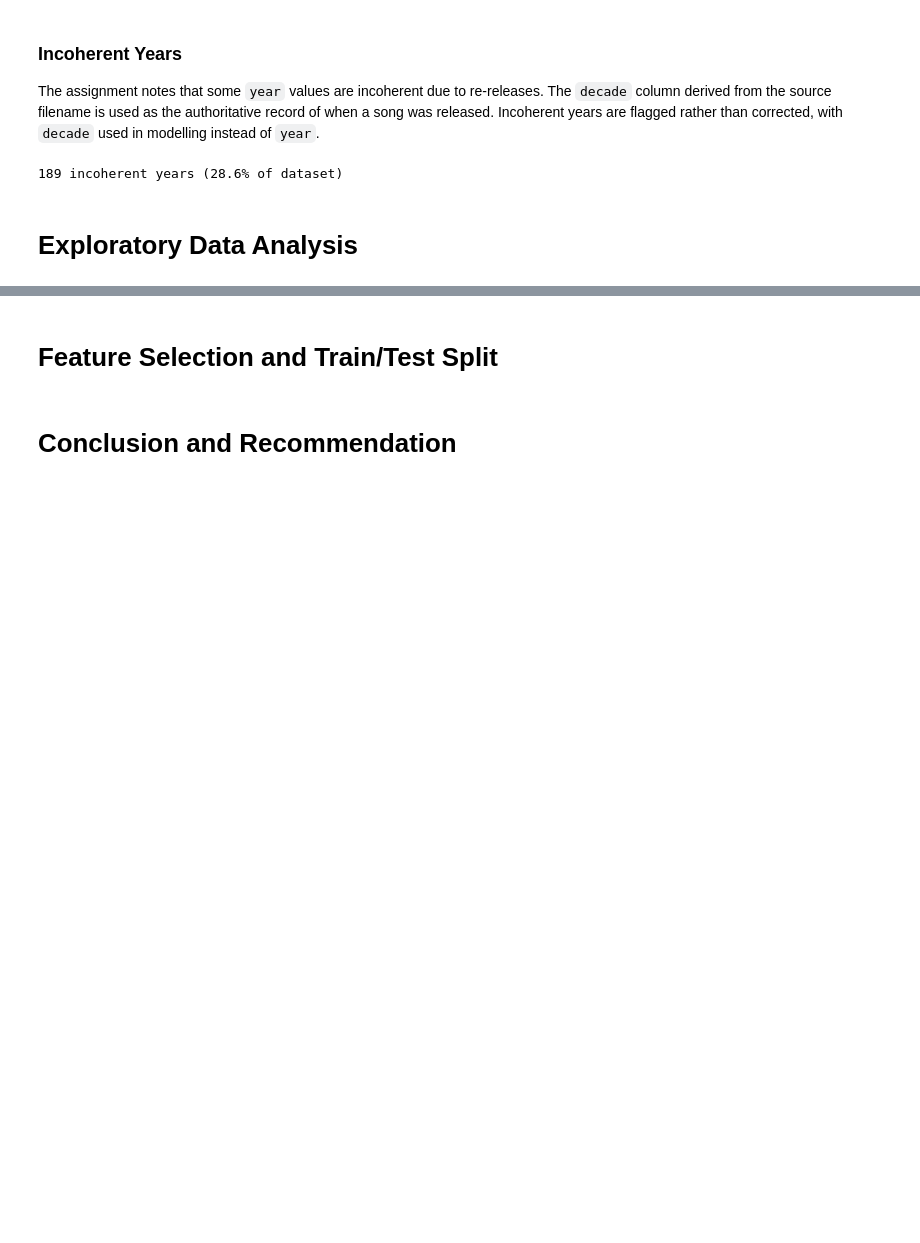
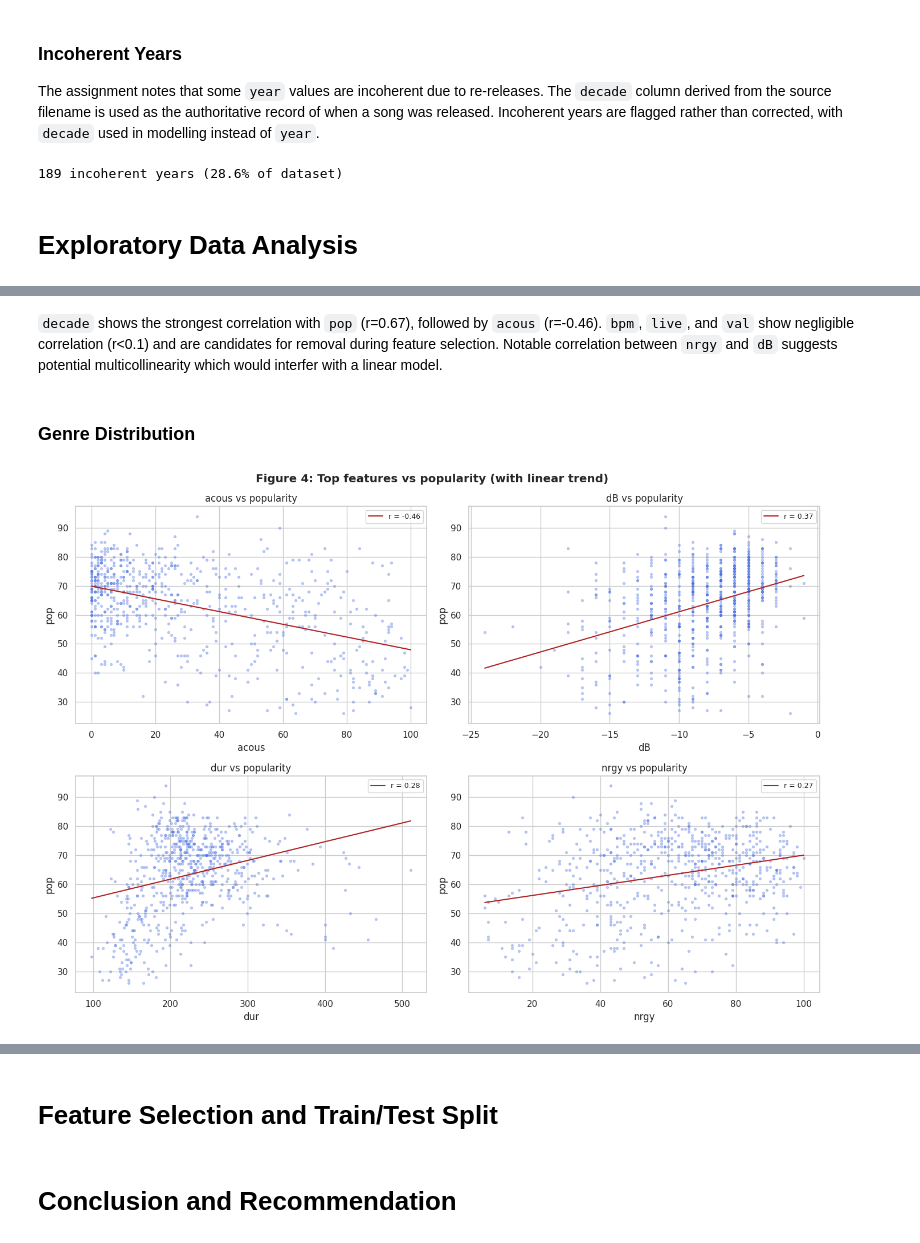
Before and after one commit to r-leeper/scu_spotify_past_decades, a Jupyter notebook: submission_draft.ipynb, the cells around one changed output, grey strips where cells are left out. Cells and saved outputs as stored; diff of their text form; code cells hidden in the pictures; blank space fills up the shorter version.

```diff
--- a/submission_draft.ipynb
+++ b/submission_draft.ipynb
@@ -89,0 +211,46 @@ print(f"{combined_df['incoherent_year'].sum()} incoherent years ({(combined_df['
+# %% [markdown]
+`decade` shows the strongest correlation with `pop` (r=0.67), followed by `acous` (r=-0.46). `bpm`, `live`, and `val` show negligible correlation (r<0.1) and are candidates for removal during feature selection. Notable correlation between `nrgy` and `dB` suggests potential multicollinearity which would interfer with a linear model.
+# %% [markdown]
+### Genre Distribution
+# %%
+### Top feature scatter plots ###
+
+# 2 x 2 grid of plots
+fig, axes = plt.subplots(2, 2, figsize=FIGSIZE_GRID)
+axes = axes.flatten()
+
+# Pick the top 4 features by absolute correlation with pop, excluding decade
+top_features = (
+    corr_matrix["pop"]
+    .drop(["pop", "decade"])
+    .abs()
+    .sort_values(ascending=False)
+    .head(4)
+    .index.tolist()
+)
+
+# For each top feature, plot a scatter plot of the feature vs popularity
+for i, col in enumerate(top_features):
+    axes[i].scatter(
+        combined_df[col], combined_df["pop"],
+        alpha=0.3, s=8, color="royalblue"
+    )
+
+    # Fit and overlay a trend line
+    m, b = np.polyfit(combined_df[col], combined_df["pop"], 1)
+    x_line = np.linspace(combined_df[col].min(), combined_df[col].max(), 100)
+    axes[i].plot(x_line, m * x_line + b, color="firebrick", linewidth=1.5,
+                 label=f"r = {corr_matrix.loc[col,'pop']:.2f}")
+
+    # Add labels and titles
+    axes[i].set_xlabel(col)
+    axes[i].set_ylabel("pop")
+    axes[i].set_title(f"{col} vs popularity")
+    axes[i].legend(fontsize=9)
+
+plt.suptitle("Figure 4: Top features vs popularity (with linear trend lines)",
+             fontweight="bold")  # distinguise from subplots
+plt.tight_layout()
+plt.show()
+# %% [output]
+[figure, added]
```
Also changed, not shown: parts of 13 cells of this notebook.
